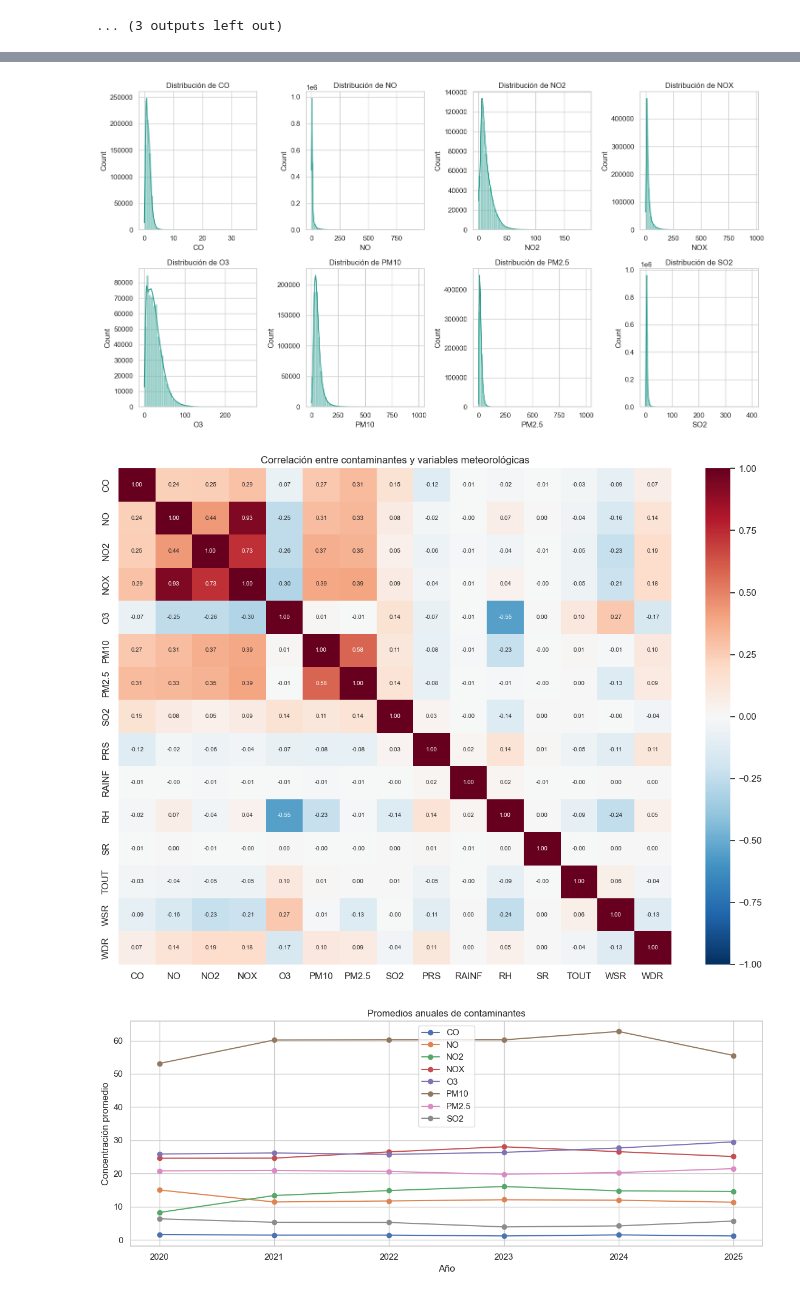
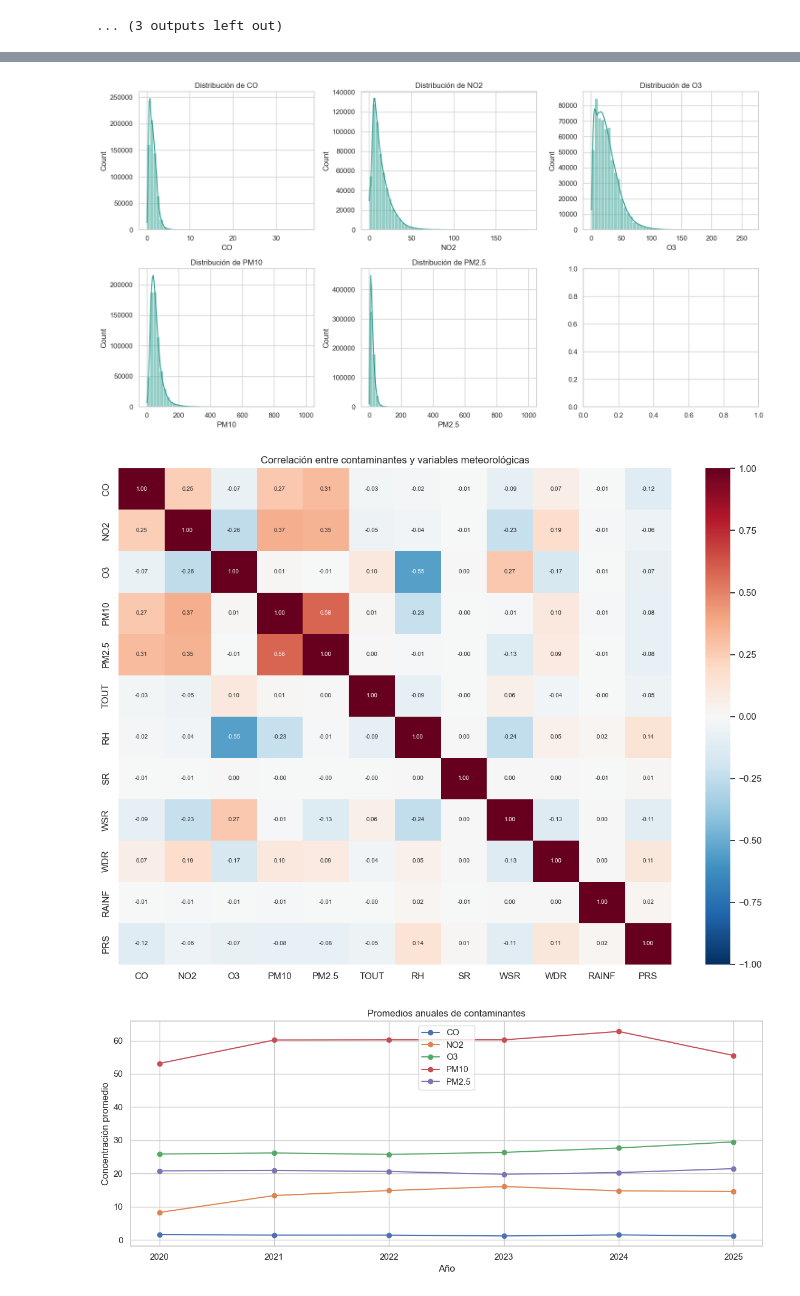
Before and after one commit to andreacldp/Multivariados_SIMA, a Jupyter notebook: etapa2.ipynb, the cells around one changed output, grey strips where cells are left out. Cells and saved outputs as stored; diff of their text form; code cells hidden in the pictures.

```diff
--- a/etapa2.ipynb
+++ b/etapa2.ipynb
@@ -19,14 +19,14 @@ if not DATA_PATH.exists():
 df = pd.read_parquet(DATA_PATH)
 df["fecha_hora"] = pd.to_datetime(df["fecha_hora"])
 
-contaminantes = ["CO", "NO", "NO2", "NOX", "O3", "PM10", "PM2.5", "SO2"]
-meteorologicas = ["PRS", "RAINF", "RH", "SR", "TOUT", "WSR", "WDR"]
-variables_movilidad = ["año_archivo", "mes", "hora", "dia_semana", "es_fin_de_semana"]
+contaminantes = ["CO", "NO2", "O3", "PM10", "PM2.5"]
+meteorologicas = ["TOUT", "RH", "SR", "WSR", "WDR", "RAINF", "PRS"]
+variables_movilidad = ["año_archivo", "mes", "hora", "dia_semana", "es_fin_de_semana", "temporada"]
 variables_categoricas = ["estación", "año_archivo", "mes", "hora", "dia_semana", "temporada", "es_fin_de_semana"]
 
 print(f"Base cargada: {DATA_PATH}")
 print(f"Registros: {len(df):,} | Columnas: {df.shape[1]}")
-print("La base no incluye tráfico vehicular, fecha de apertura de líneas ni zonas de tratamiento.")
+print("La base no incluye medición directa de tráfico vehicular; por ello se usará horario, día de la semana y temporada como aproximación de movilidad.")
 # %% [output]
 Base cargada: output\sima_2020_2025_limpio.parquet
 Registros: 688,184 | Columnas: 33
@@ -263,12 +279,12 @@ Los boxplots permiten comparar dispersión y valores atípicos; los histogramas
 # %%
-fig, axes = plt.subplots(2, 4, figsize=(15, 8))
+fig, axes = plt.subplots(2, 3, figsize=(15, 8))
 for axis, variable in zip(axes.flat, contaminantes):
     sns.boxplot(data=df, y=variable, ax=axis, color="#f4a261")
     axis.set_title(f"Boxplot de {variable}")
 plt.tight_layout()
 plt.show()
 
-fig, axes = plt.subplots(2, 4, figsize=(15, 8))
+fig, axes = plt.subplots(2, 3, figsize=(15, 8))
 for axis, variable in zip(axes.flat, contaminantes):
     sns.histplot(df[variable].dropna(), bins=50, kde=True, ax=axis, color="#2a9d8f")
     axis.set_title(f"Distribución de {variable}")
@@ -309,4 +325,14 @@ axes[1].pie(proporcion_estaciones, labels=proporcion_estaciones.index, autopct="
 axes[1].set_title("Participación de registros por estación")
 plt.tight_layout()
 plt.show()
+
+# Exploración adicional de movilidad y meteorología
+fig, axes = plt.subplots(1, 2, figsize=(14, 5))
+for variable, ax in [("dia_semana", axes[0]), ("es_fin_de_semana", axes[1])]:
+    datos = df.groupby(variable, observed=True)[contaminantes].mean()
+    datos.plot(kind="bar", ax=ax, title=f"Promedio de contaminantes por {variable}")
+    ax.set_ylabel("Concentración promedio")
+    ax.legend(loc="upper right")
+plt.tight_layout()
+plt.show()
 # %% [output]
@@ -314,3 +340,3 @@ plt.show()
-[figure, old version]
+[figure, new version]
-[figure, old version]
+[figure, new version]
-[figure, old version]
+[figure, new version]
```
Also changed, not shown: parts of 12 cells of this notebook, 14 other files.
